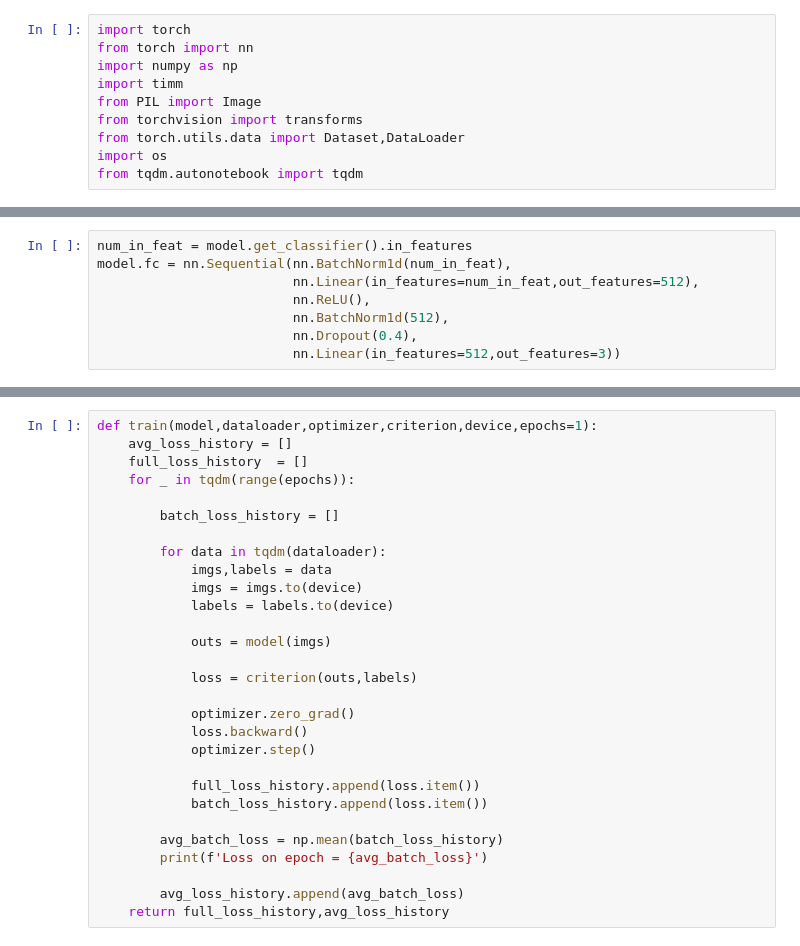
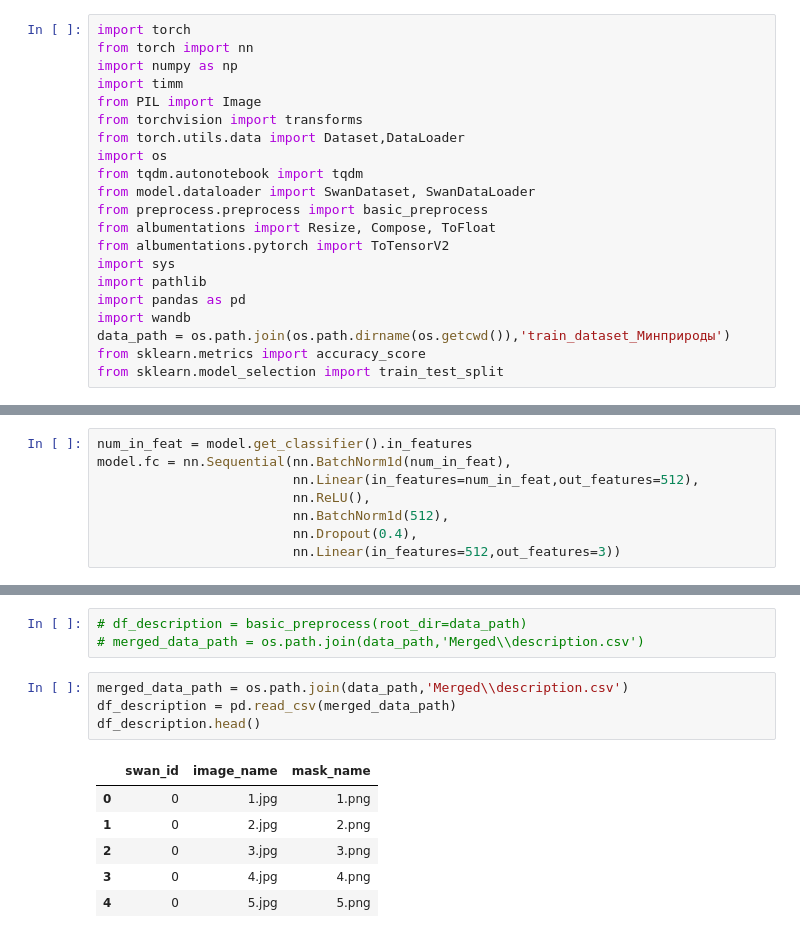
Before and after one commit to lakomchik/swan_lake, a Jupyter notebook: src/mobile_vit_exp.ipynb, the cells around one changed output, grey strips where cells are left out. Saved outputs shown, nothing was run; the diff lists cells and outputs as text.

```diff
--- a/src/mobile_vit_exp.ipynb
+++ b/src/mobile_vit_exp.ipynb
@@ -8,3 +8,14 @@ from torchvision import transforms
 from torch.utils.data import Dataset,DataLoader
 import os
 from tqdm.autonotebook import tqdm
+from model.dataloader import SwanDataset, SwanDataLoader
+from preprocess.preprocess import basic_preprocess
+from albumentations import Resize, Compose, ToFloat
+from albumentations.pytorch import ToTensorV2
+import sys
+import pathlib
+import pandas as pd
+import wandb
+data_path = os.path.join(os.path.dirname(os.getcwd()),'train_dataset_Минприроды')
+from sklearn.metrics import accuracy_score
+from sklearn.model_selection import train_test_split
@@ -52,29 +36,14 @@ dataloader = DataLoader(swans,batch_size=4,shuffle=True)
-# %%
-def train(model,dataloader,optimizer,criterion,device,epochs=1):
-    avg_loss_history = []
-    full_loss_history  = []
-    for _ in tqdm(range(epochs)):
-
-        batch_loss_history = []
-
-        for data in tqdm(dataloader):
-            imgs,labels = data
-            imgs = imgs.to(device)
-            labels = labels.to(device)
-
-            outs = model(imgs)
-
-            loss = criterion(outs,labels)
-
-            optimizer.zero_grad()
-            loss.backward()
-            optimizer.step()
-
-            full_loss_history.append(loss.item())
-            batch_loss_history.append(loss.item())
-
-        avg_batch_loss = np.mean(batch_loss_history)
-        print(f'Loss on epoch = {avg_batch_loss}')
-
-        avg_loss_history.append(avg_batch_loss)
-    return full_loss_history,avg_loss_history
+# %%
+# df_description = basic_preprocess(root_dir=data_path)
+# merged_data_path = os.path.join(data_path,'Merged\\description.csv')
+# %%
+merged_data_path = os.path.join(data_path,'Merged\\description.csv')
+df_description = pd.read_csv(merged_data_path)
+df_description.head()
+# %% [output]
+|  | swan_id | image_name | mask_name |
+| 0 | 0 | 1.jpg | 1.png |
+| 1 | 0 | 2.jpg | 2.png |
+| 2 | 0 | 3.jpg | 3.png |
+| 3 | 0 | 4.jpg | 4.png |
+| 4 | 0 | 5.jpg | 5.png |
```
Also changed, not shown: parts of 20 cells of this notebook.
